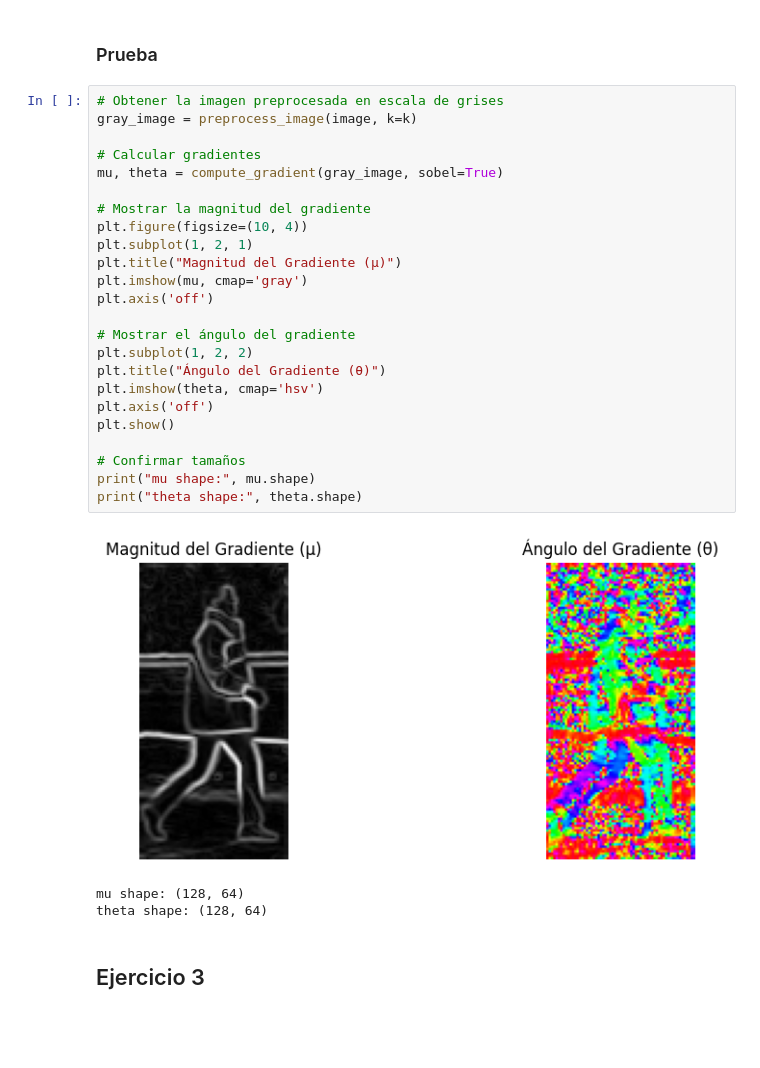
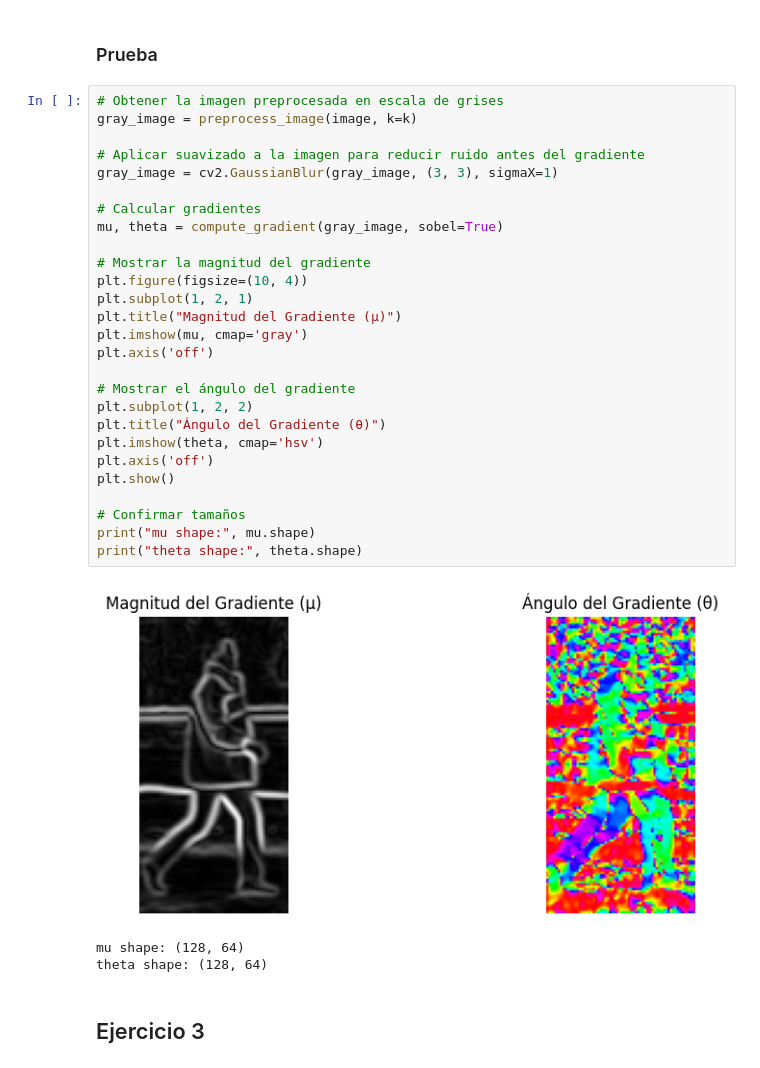
Before and after one commit to LeivaDiego/CompVision-Lab3, a Jupyter notebook: Lab3.ipynb, the cells around one changed output. Drawn from its saved outputs; the diff is of its cells as text; blank space fills up the shorter version.

```diff
--- a/Lab3.ipynb
+++ b/Lab3.ipynb
@@ -178,29 +178,32 @@ def compute_gradient(I, sobel=True):
 # %%
 # Obtener la imagen preprocesada en escala de grises
 gray_image = preprocess_image(image, k=k)
+
+# Aplicar suavizado a la imagen para reducir ruido antes del gradiente
+gray_image = cv2.GaussianBlur(gray_image, (3, 3), sigmaX=1)
 
 # Calcular gradientes
 mu, theta = compute_gradient(gray_image, sobel=True)
 
 # Mostrar la magnitud del gradiente
 plt.figure(figsize=(10, 4))
 plt.subplot(1, 2, 1)
 plt.title("Magnitud del Gradiente (μ)")
 plt.imshow(mu, cmap='gray')
 plt.axis('off')
 
 # Mostrar el ángulo del gradiente
 plt.subplot(1, 2, 2)
 plt.title("Ángulo del Gradiente (θ)")
 plt.imshow(theta, cmap='hsv')
 plt.axis('off')
 plt.show()
 
 # Confirmar tamaños
 print("mu shape:", mu.shape)
 print("theta shape:", theta.shape)
 # %% [output]
-[figure, old version]
+[figure, new version]
 mu shape: (128, 64)
 theta shape: (128, 64)
 # %% [markdown]
```
Also changed, not shown: parts of 1 cell of this notebook.
